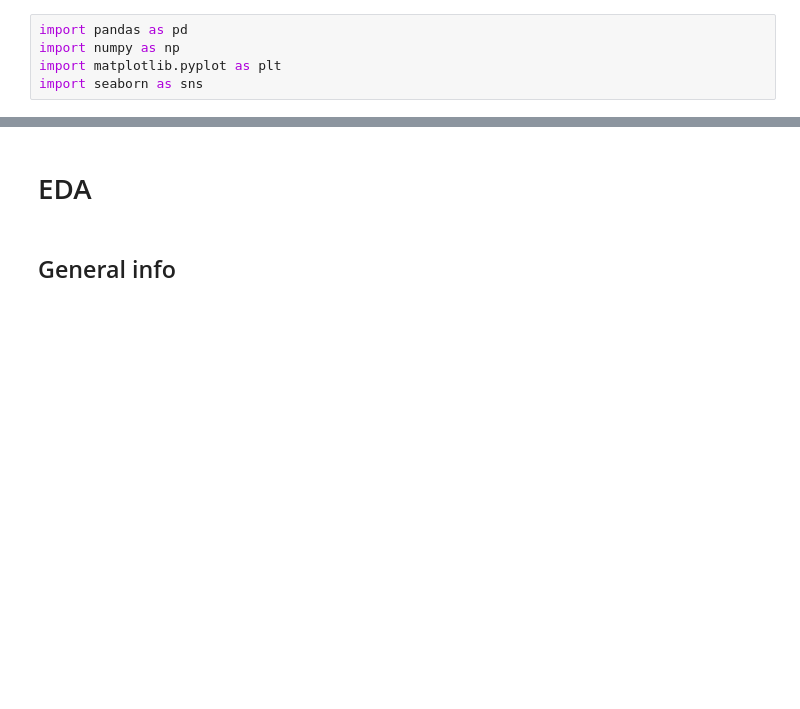
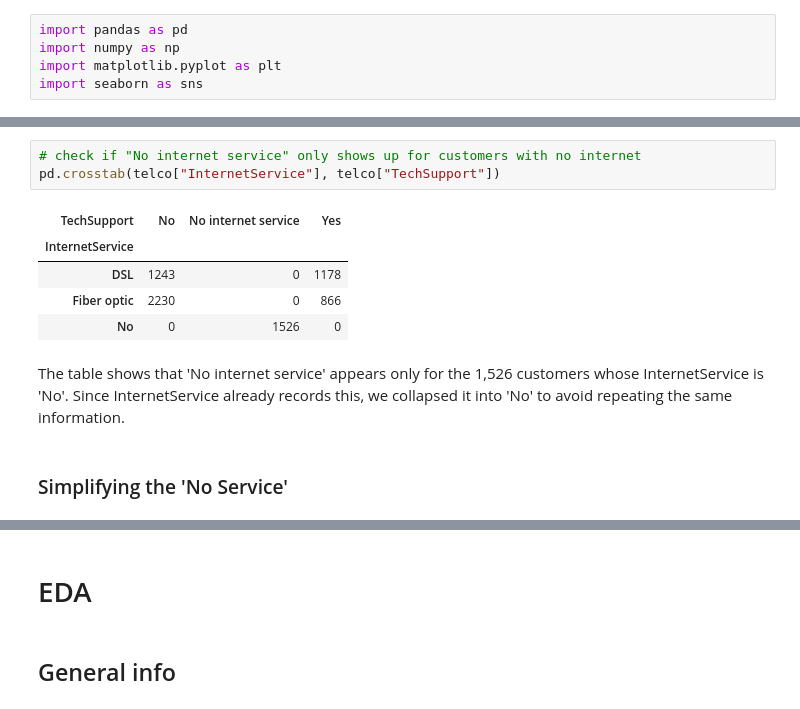
Before and after one commit to r3mo-usd/AAI-500-02-final-project-Sahana-Javier, a Jupyter notebook: src/javier_da.ipynb, the cells around one changed output, grey strips where cells are left out. Saved outputs shown, nothing was run; the diff lists cells and outputs as text; blank space fills up the shorter version.

```diff
--- a/src/javier_da.ipynb
+++ b/src/javier_da.ipynb
@@ -30,0 +134,13 @@ print(df.head(5))
+# %%
+# check if "No internet service" only shows up for customers with no internet
+pd.crosstab(telco["InternetService"], telco["TechSupport"])
+# %% [output]
+| TechSupport | No | No internet service | Yes |
+| InternetService |  |  |  |
+| DSL | 1243 | 0 | 1178 |
+| Fiber optic | 2230 | 0 | 866 |
+| No | 0 | 1526 | 0 |
+# %% [markdown]
+The table shows that 'No internet service' appears only for the 1,526 customers whose InternetService is 'No'. Since InternetService already records this, we collapsed it into 'No' to avoid repeating the same information.
+# %% [markdown]
+### Simplifying the 'No Service'
```
Also changed, not shown: parts of 26 cells of this notebook.
